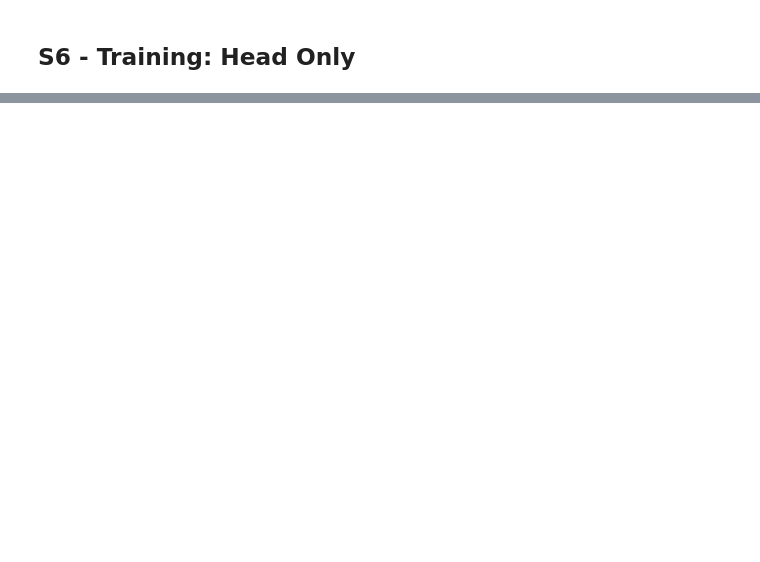
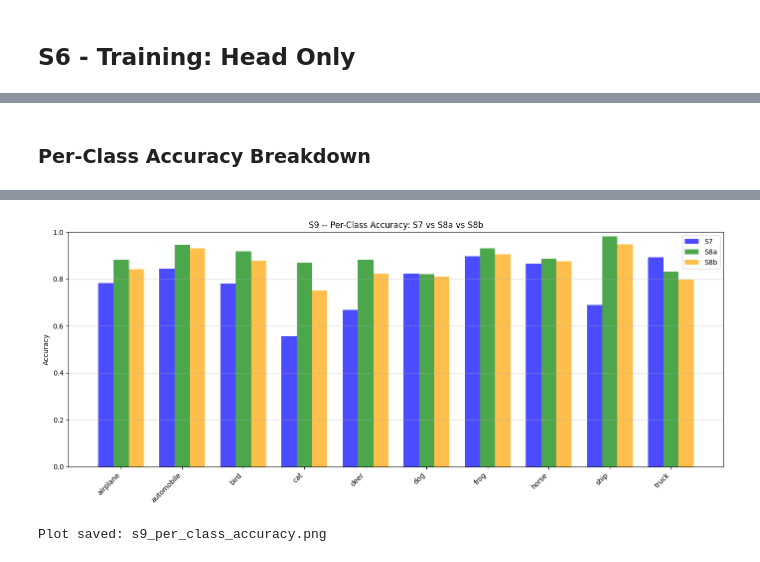
Before and after one commit to zachary4001/cifar10-cv-term9, a Jupyter notebook: cifar10_main.ipynb, the cells around one changed output, grey strips where cells are left out. Drawn from its saved outputs; the diff is of its cells as text; code cells hidden in the pictures; blank space fills up the shorter version.

```diff
--- a/cifar10_main.ipynb
+++ b/cifar10_main.ipynb
@@ -18,0 +887,73 @@
+# %% [markdown]
+### Per-Class Accuracy Breakdown
+# %%
+# S9 Cell 3: Per-Class Accuracy Breakdown -- All Three Models
+
+from sklearn.metrics import classification_report
+import numpy as np
+
+checkpoints = [
+    ('S7 -- Head Only',      S7_CHECKPOINT,  'S7'),
+    ('S8a -- Full Unfreeze', S8A_CHECKPOINT, 'S8a'),
+    ('S8b -- Layer4 Only',   S8B_CHECKPOINT, 'S8b'),
+]
+
+# Store per-class accuracy for comparison table
+per_class_accs = {}
+
+for label, checkpoint, short in checkpoints:
+    resnet50.load_state_dict(torch.load(checkpoint, weights_only=True))
+    _, _, preds, labels_true = evaluate_model(
+        resnet50, test_loader, criterion, device, label
+    )
+
+    # Per-class accuracy
+    preds_np = np.array(preds)
+    labels_np = np.array(labels_true)
+    class_accs = []
+
+    print(f"\n{label} -- Per-Class Accuracy:")
+    print(f"{'Class':<12} {'Correct':>8} {'Total':>8} {'Acc':>8}")
+    print("-" * 40)
+
+    for i, cls in enumerate(CLASS_NAMES):
+        mask = labels_np == i
+        correct = (preds_np[mask] == i).sum()
+        total = mask.sum()
+        acc = correct / total
+        class_accs.append(acc)
+        print(f"{cls:<12} {correct:>8} {total:>8} {acc:>8.2%}")
+
+    per_class_accs[short] = class_accs
+
+# Comparison table
+print("\n\nPer-Class Accuracy Comparison:")
+print(f"{'Class':<12} {'S7':>8} {'S8a':>8} {'S8b':>8}")
+print("-" * 40)
+for i, cls in enumerate(CLASS_NAMES):
+    print(f"{cls:<12} {per_class_accs['S7'][i]:>8.2%} "
+          f"{per_class_accs['S8a'][i]:>8.2%} "
+          f"{per_class_accs['S8b'][i]:>8.2%}")
+
+# Bar chart comparison
+fig, ax = plt.subplots(figsize=(14, 6))
+x = np.arange(len(CLASS_NAMES))
+width = 0.25
+
+ax.bar(x - width, per_class_accs['S7'],  width, label='S7',  color='blue',   alpha=0.7)
+ax.bar(x,         per_class_accs['S8a'], width, label='S8a', color='green',  alpha=0.7)
+ax.bar(x + width, per_class_accs['S8b'], width, label='S8b', color='orange', alpha=0.7)
+
+ax.set_xticks(x)
+ax.set_xticklabels(CLASS_NAMES, rotation=45, ha='right')
+ax.set_ylabel('Accuracy')
+ax.set_title('S9 -- Per-Class Accuracy: S7 vs S8a vs S8b')
+ax.legend()
+ax.grid(axis='y', alpha=0.5)
+ax.set_ylim(0, 1.0)
+
+plt.tight_layout()
+plt.savefig('s9_per_class_accuracy.png', dpi=150)
+plt.show()
+print("Plot saved: s9_per_class_accuracy.png")
+# %% [output]
@@ -18,0 +977,2 @@
+[figure, added]
+Plot saved: s9_per_class_accuracy.png
```
Also changed, not shown: parts of 40 cells of this notebook, 8 other files.
